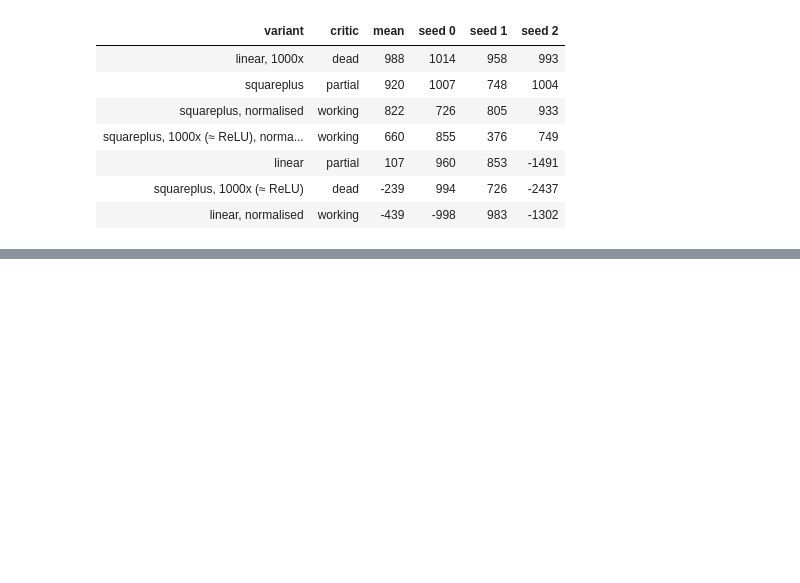
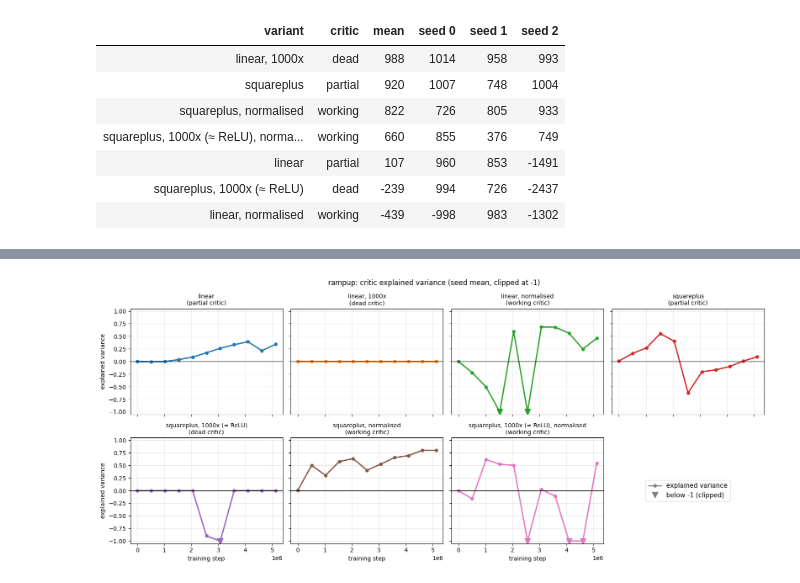
Before and after one commit to davcoope/plasmax, a Jupyter notebook: experiments/studies/dc_rewards_comparison.ipynb, the cells around one changed output, grey strips where cells are left out. Saved outputs shown, nothing was run; the diff lists cells and outputs as text; code cells hidden in the pictures; blank space fills up the shorter version.

```diff
--- a/experiments/studies/dc_rewards_comparison.ipynb
+++ b/experiments/studies/dc_rewards_comparison.ipynb
@@ -381,0 +462,25 @@ Final eval lh_transition return (5.12M steps)
+# %%
+EV_FLOOR = -1.0
+# Explained variance, one panel per variant (same layout as the value-vs-target plot)
+fig, axes = plt.subplots(2, 4, figsize=(16, 7), sharex=True, sharey=True)
+for ax, (name, (*_, crit, color, _ls)) in zip(axes.flat, RAMPUP_RUNS.items()):
+    ev = critic[name]["EV"]
+    ax.plot(ev.index, ev.clip(lower=EV_FLOOR), color=color, lw=2.2, marker="o", ms=5, label="explained variance")
+    off = ev[ev < EV_FLOOR]
+    ax.plot(off.index, np.full(len(off), EV_FLOOR), color=color, ls="none", marker="v", ms=10, label="below -1 (clipped)")
+    ax.axhline(0, color="k", lw=1)
+    ax.set_title(f"{name}\n({crit} critic)", fontsize=10)
+    ax.grid(alpha=0.3)
+axes.flat[0].set_ylim(EV_FLOOR - 0.05, 1.05)
+axes.flat[-1].axis("off")
+handles = [plt.Line2D([], [], color="gray", lw=2.2, marker="o", ms=5),
+           plt.Line2D([], [], color="gray", ls="none", marker="v", ms=10)]
+axes.flat[-1].legend(handles, ["explained variance", "below -1 (clipped)"], loc="center", fontsize=11)
+for ax in axes[-1]:
+    ax.set_xlabel("training step")
+for ax in axes[:, 0]:
+    ax.set_ylabel("explained variance")
+fig.suptitle("rampup: critic explained variance (seed mean, clipped at -1)")
+fig.tight_layout(); save(fig, "rampup_critic_ev"); plt.show()
+# %% [output]
+[figure, added]
```
Also changed, not shown: parts of 4 cells of this notebook.
